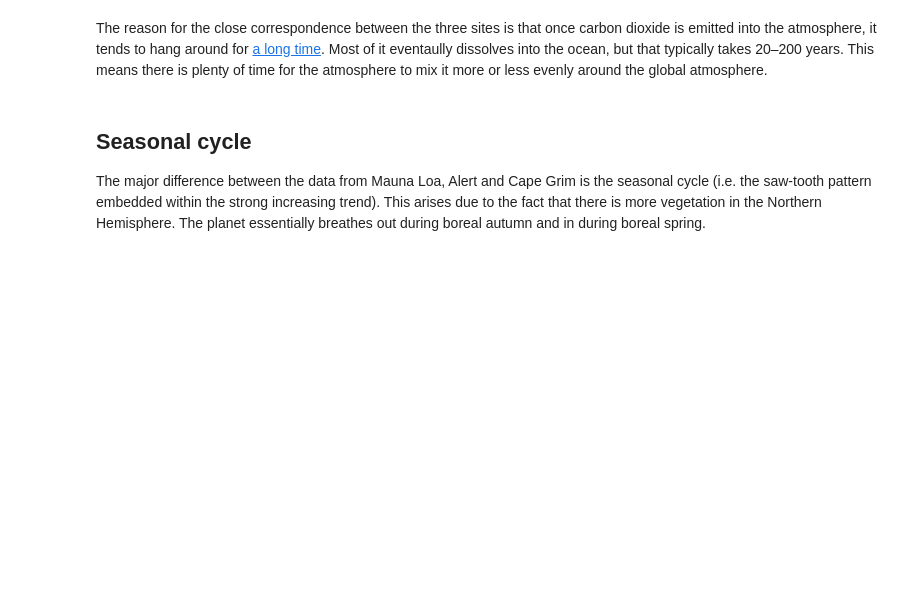
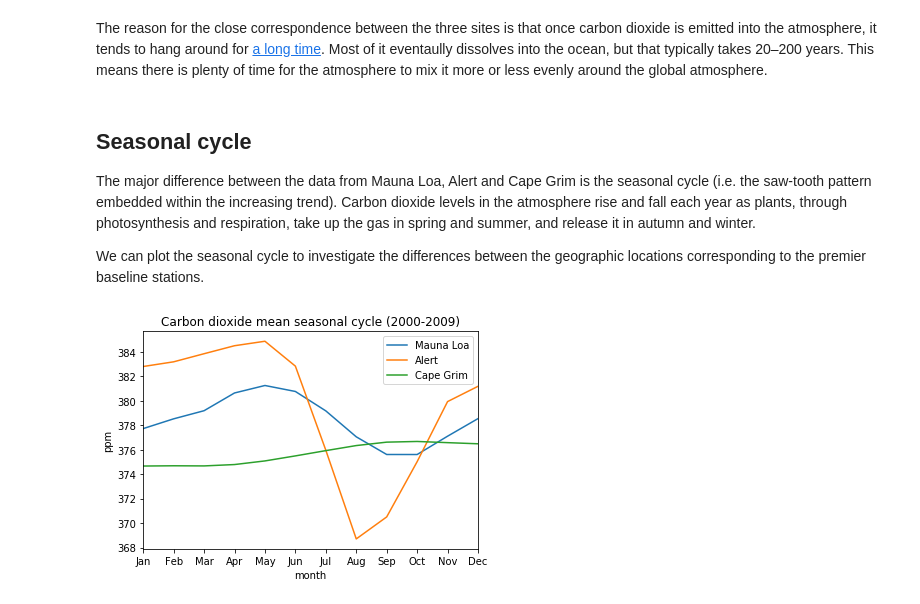
Before and after one commit to DamienIrving/co2_dataset, a Jupyter notebook: CO2_dataset.ipynb, the cells around one changed output. Cells and saved outputs as stored; diff of their text form; code cells hidden in the pictures; blank space fills up the shorter version.

Commit message:
Added seasonal cycle

```diff
--- a/CO2_dataset.ipynb
+++ b/CO2_dataset.ipynb
@@ -226,4 +141,20 @@ The reason for the close correspondence between the three sites is that once car
 # %% [markdown]
 ## Seasonal cycle
 
-The major difference between the data from Mauna Loa, Alert and Cape Grim is the seasonal cycle (i.e. the saw-tooth pattern embedded within the strong increasing trend). This arises due to the fact that there is more vegetation in the Northern Hemisphere. The planet essentially breathes out during boreal autumn and in during boreal spring.
+The major difference between the data from Mauna Loa, Alert and Cape Grim is the seasonal cycle (i.e. the saw-tooth pattern embedded within the increasing trend). Carbon dioxide levels in the atmosphere rise and fall each year as plants, through photosynthesis and respiration, take up the gas in spring and summer, and release it in autumn and winter.
+
+We can plot the seasonal cycle to investigate the differences between the geographic locations corresponding to the premier baseline stations.
+# %%
+df_2000s = premier_df.loc['2000-01-01':'2009-12-31']
+seasonal_df = df_2000s.groupby(df_2000s.index.month).mean()
+# %%
+import calendar
+
+seasonal_df.plot()
+plt.xlabel('month')
+plt.ylabel('ppm')
+plt.xticks(np.arange(1, 13), calendar.month_abbr[1:])
+plt.title('Carbon dioxide mean seasonal cycle (2000-2009)')
+plt.show()
+# %% [output]
+[figure, added]
```
Also changed, not shown: parts of 7 cells of this notebook.
